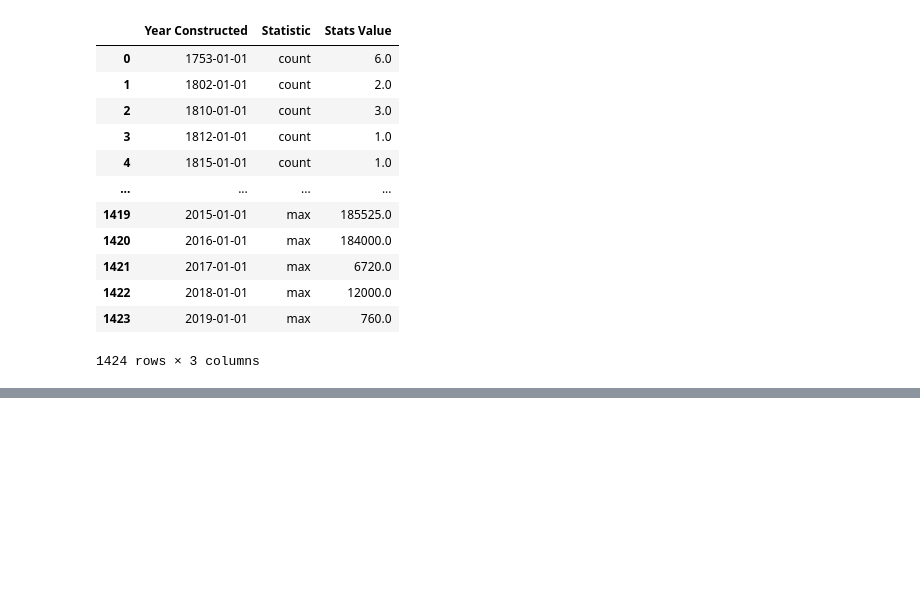
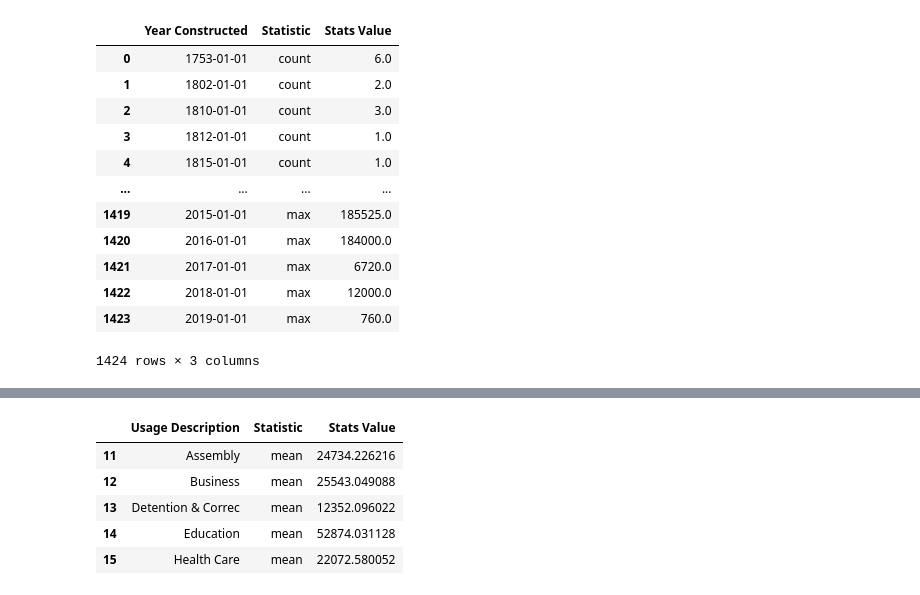
Before and after one commit to BradyBrooks/bradybrooks.github.io, a Jupyter notebook: python_notebooks/Project for HW5.ipynb, the cells around one changed output, grey strips where cells are left out. Cells and saved outputs as stored; diff of their text form; code cells hidden in the pictures; blank space fills up the shorter version.

```diff
--- a/python_notebooks/Project for HW5.ipynb
+++ b/python_notebooks/Project for HW5.ipynb
@@ -110,0 +96,12 @@ myJekyllDir = '/Users/bradymb11/bradybrooks.github.io/assets/json/'
+# %%
+stats_melt = stats.reset_index().melt("Usage Description", var_name="Statistic", value_name = "Stats Value")
+stats_melt.loc[stats_melt["Stats Value"]==0, "Stats Value"] = np.nan
+stats_melt = stats_melt[(stats_melt["Statistic"] != "count") & (stats_melt["Statistic"] != "std")]
+stats_melt.head()
+# %% [output]
+|  | Usage Description | Statistic | Stats Value |
+| 11 | Assembly | mean | 24734.226216 |
+| 12 | Business | mean | 25543.049088 |
+| 13 | Detention & Correc | mean | 12352.096022 |
+| 14 | Education | mean | 52874.031128 |
+| 15 | Health Care | mean | 22072.580052 |
```
Also changed, not shown: parts of 6 cells of this notebook, 8 other files.
